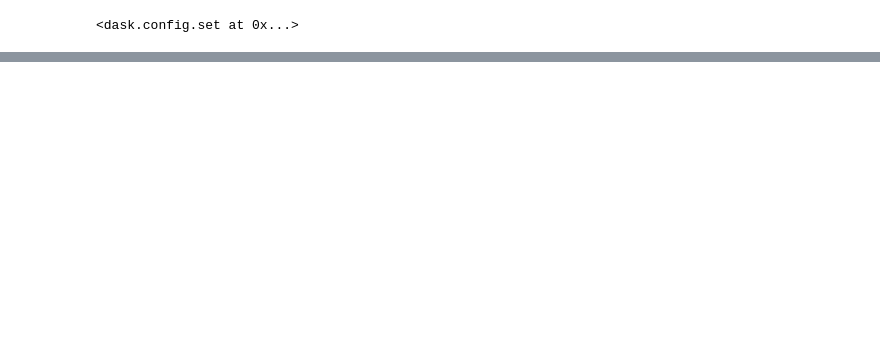
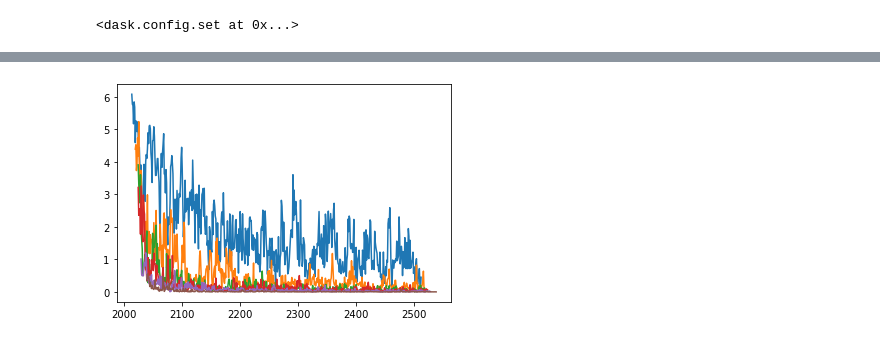
Before and after one commit to andreadittus/EuropeanPrecipitation_paper, a Jupyter notebook: Figure1.ipynb, the cells around one changed output, grey strips where cells are left out. Saved outputs shown, nothing was run; the diff lists cells and outputs as text; code cells hidden in the pictures; blank space fills up the shorter version.

```diff
--- a/Figure1.ipynb
+++ b/Figure1.ipynb
@@ -405,0 +166,68 @@ hello
+# %%
+tas_land, tas_sea, GMST = real_timeseries() #lat1=10,lat2=60,lon1=-100,lon2=50)
+pr_land, pr_sea, pr_global = real_timeseries(var='pr',var2='pr')
+pr_land_t, pr_sea_t, pr_global_t = transient_timeseries(var='pr',var2='pr')
+tas_land_t, tas_sea_t, GMST_t = transient_timeseries(var='tas',var2='tas')
+rsut_land, rsut_sea, rsut_global = real_timeseries(var='rsut',var2='rsut')
+rlut_land, rlut_sea, rlut_global = real_timeseries(var='rlut',var2='rlut')
+rsdt_land, rsdt_sea, rsdt_global = real_timeseries(var='rsdt',var2='rsdt')
+
+rsut_land_t, rsut_sea_t, rsut_global_t = transient_timeseries(var='rsut',var2='rsut')
+rlut_land_t, rlut_sea_t, rlut_global_t = transient_timeseries(var='rlut',var2='rlut')
+rsdt_land_t, rsdt_sea_t, rsdt_global_t = transient_timeseries(var='rsdt',var2='rsdt')
+
+
+var='siconca'
+files=sortbygmst(sorted(glob.glob('/gws/nopw/j04/realproj/users/adittus/intermediate_files/stable/'+var+'/'+var+'_?????.nc')))
+ds=xr.open_mfdataset(files,combine='nested',concat_dim='cases')
+# siconca=ds['siconca'][:,8::12,:,:]*factor[var]
+# print(ds['siconca'].shape)
+siconca=ds['siconca'].sel(time=ds['siconca'].time['time.month']==9)*factor[var]
+print(siconca.shape)
+
+cell_area = '/gws/nopw/j04/smurphs/E/adittus/output/areacella.nc'
+dsic = xr.open_dataset(cell_area)
+cell_area=dsic['cell_area'].values
+SIA=((siconca*cell_area).sel(lat=slice(70,92)).sum(axis=(2,3),skipna=True))/1e12
+SIA=SIA.where(SIA != 0)
+for i in np.arange(0,6):
+    plt.plot(SIA[i,:]['time.year'],SIA[i,:])
+
+files=sorted(glob.glob('/gws/nopw/j04/realproj/users/adittus/intermediate_files/ssp370/'+var+'/'+var+'_r*i1p1f2.nc'))
+ds=xr.open_mfdataset(files,combine='nested',concat_dim='cases')
+siconca_t=ds['siconca'].sel(time=ds['siconca'].time['time.month']==9)*factor[var]
+SIA_t=(siconca_t*cell_area).sel(lat=slice(70,92)).sum(axis=(2,3))/1e12
+# print(SIA_t[:,0:10])
+
+# year=tas.year
+    # print(tas.lon)
+    # if (var == 'txx'):
+    #     tas=tas.rename({'latitude':'lat','longitude':'lon'})
+    # print("rebasing...")
+    # if (var != 'pr'):
+    #     tas_anom=tas-base
+    # else:
+    #     tas_anom=100*(tas-base)/base
+    # landmask='/badc/cmip6/data/CMIP6/CMIP/MOHC/UKESM1-0-LL/piControl/r1i1p1f2/fx/sftlf/gn/latest/sftlf_fx_UKESM1-0-LL_piControl_r1i1p1f2_gn.nc'
+    # ds1 = xr.open_dataset(landmask)
+    # landfrac=ds1['sftlf']/100.
+    # seafrac=1-landfrac
+
+    # mlat=ds['lat']
+    # weights = np.cos(np.deg2rad(mlat))
+    # weights.name = "weights"
+
+    # if (lat1 != None):
+    #     tas_sub = lonflip(tas_anom).sel(lat=slice(lat1, lat2), lon=slice(lon1, lon2))
+    #     weights_sub = weights.sel(lat=slice(lat1, lat2))
+    #     tas_anom=tas_sub
+    #     print(tas_anom.lon)
+    #     weights=weights_sub
+    #     landfrac=lonflip(landfrac).sel(lat=slice(lat1, lat2), lon=slice(lon1, lon2))
+    #     seafrac=lonflip(seafrac).sel(lat=slice(lat1, lat2), lon=slice(lon1, lon2))
+
+    # GMST=tas_anom.weighted(weights).mean(("lat", "lon")).rolling(year=nyear, center=True).mean()
+    # land=(mask_land(tas_anom)).weighted(weights).mean(("lat", "lon")).rolling(year=nyear, center=True).mean()
+    # print(land)
+    # sea=(tas_anom).weighted(weights*seafrac).mean(("lat", "lon")).rolling(year=nyear, center=True).mean()
+# %% [output]
@@ -405,0 +251 @@ hello
+[figure, added]
```
Also changed, not shown: parts of 11 cells of this notebook.
